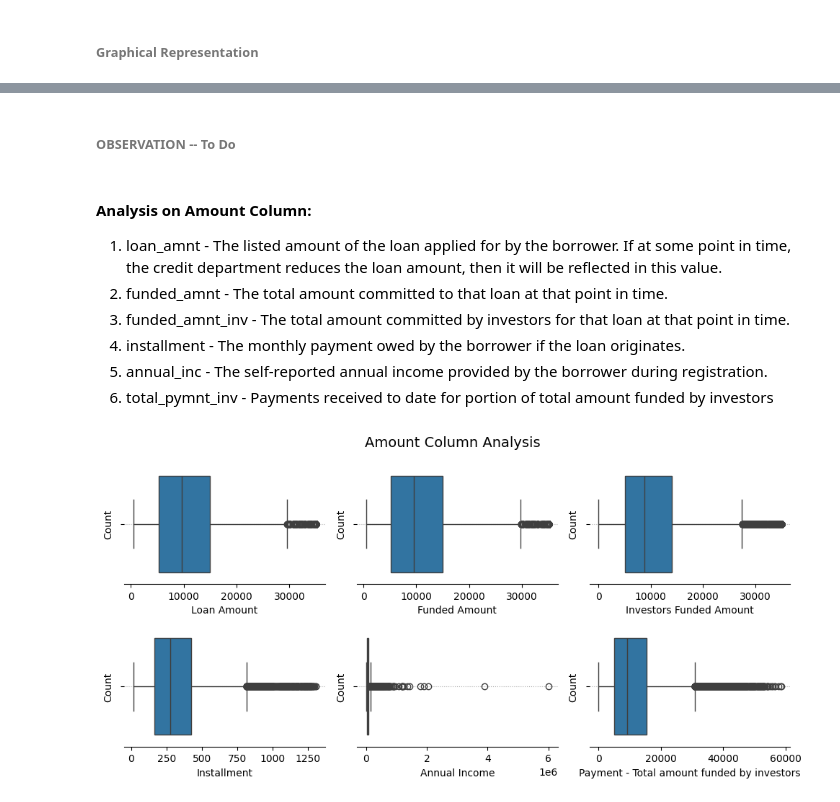
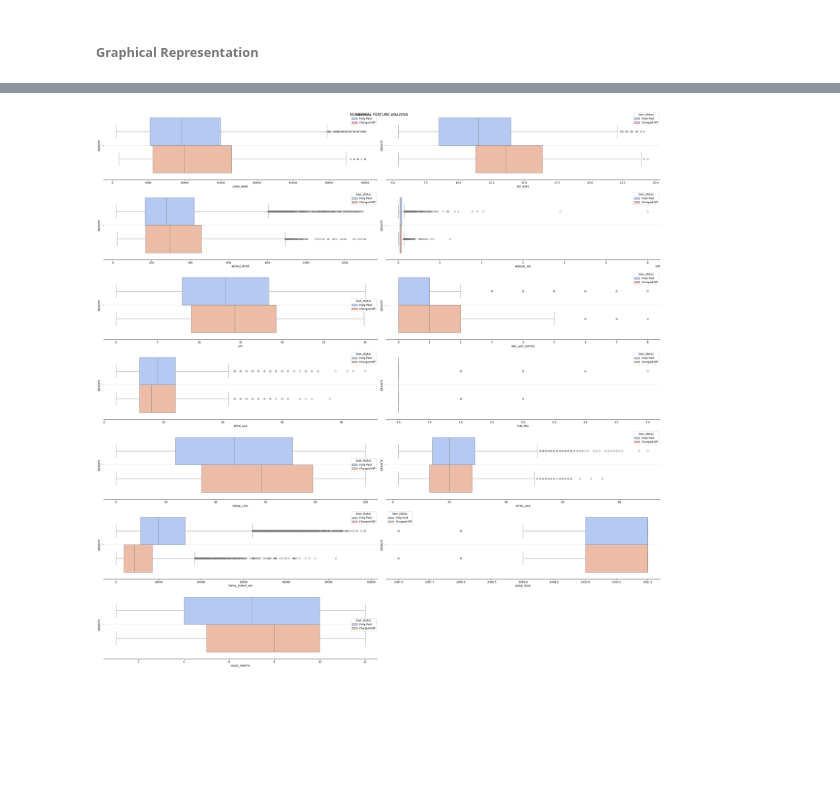
Before and after one commit to Theveetha/LendingClub_EDA_CaseStudy, a Jupyter notebook: LendingClub_EDA.ipynb, the cells around one changed output, grey strips where cells are left out. Saved outputs shown, nothing was run; the diff lists cells and outputs as text; code cells hidden in the pictures; blank space fills up the shorter version.

```diff
--- a/LendingClub_EDA.ipynb
+++ b/LendingClub_EDA.ipynb
@@ -708,50 +754,18 @@ plt.show()
 # %%
-# # Create Box plot for few significant columns
-# fig, axes = plt.subplots(nrows=7,ncols=2,figsize=(30,30))
-# axes = axes.flatten()
+# Create Box plot for numerical columns
+fig, axes = plt.subplots(nrows=7,ncols=2,figsize=(30,30))
+axes = axes.flatten()
+# box_cols = ['loan_amnt','int_rate']
+# Graph for loan_status vs numerical columns
+for i, cols in enumerate(num_cols):
+  boxplot(axes=axes[i],data=data,x_columns=cols,hue_labels='loan_status',palette='coolwarm')
 
-# # Graph for loan_status vs numerical columns
-# for i, cols in enumerate(num_cols):
-#   boxplot(axes=axes[i],data=data,x_columns=cols,hue_labels='loan_status',palette='coolwarm')
+# Remove content for empty subplot
+empty_subplot(axes[13])
 
-# # Remove content for empty subplot
-# empty_subplot(axes[13])
-
-# plt.suptitle('NUMERICAL FEATURE ANALYSIS',fontsize=14)
-# plt.subplots_adjust(top=3)
-# plt.tight_layout()
-# plt.show()
+plt.suptitle('NUMERICAL FEATURE ANALYSIS',fontsize=14)
+plt.subplots_adjust(top=3)
+plt.tight_layout()
+plt.show()
+# %% [output]
+[figure, added]
-# %% [markdown]
-###### **OBSERVATION** -- To Do
-# %% [markdown]
-#### **Analysis on Amount Column:**
-1. loan_amnt -	The listed amount of the loan applied for by the borrower. If at some point in time, the credit department reduces the loan amount, then it will be reflected in this value.
-2. funded_amnt - The total amount committed to that loan at that point in time.
-3. funded_amnt_inv - The total amount committed by investors for that loan at that point in time.
-4. installment - The monthly payment owed by the borrower if the loan originates.
-5. annual_inc - The self-reported annual income provided by the borrower during registration.
-6. total_pymnt_inv - Payments received to date for portion of total amount funded by investors
-# %%
-fig, axes = plt.subplots(2, 3, figsize=(10, 5))
-
-# Box Plot
-def box_plot(data,x,axes,xlabel):
-  sns.boxplot(ax=axes, data=data, x=x)
-  axes.set_xlabel(xlabel)
-  axes.set_ylabel('Count')
-  axes.grid(axis='y', linestyle=':', color='black', alpha=0.3)
-  section(axes)
-
-box_plot(data,'loan_amnt',axes[0,0],'Loan Amount')
-box_plot(data,'funded_amnt',axes[0,1],'Funded Amount')
-box_plot(data,'funded_amnt_inv',axes[0,2],'Investors Funded Amount')
-box_plot(data,'installment',axes[1,0],'Installment')
-box_plot(data,'annual_inc',axes[1,1],'Annual Income')
-box_plot(data,'total_pymnt_inv',axes[1,2],'Payment - Total amount funded by investors')
-
-
-fig.suptitle('Amount Column Analysis', fontsize=14)
-plt.tight_layout()
-plt.show()
-# %% [output]
-[figure, removed]
```
Also changed, not shown: parts of 11 cells of this notebook.
